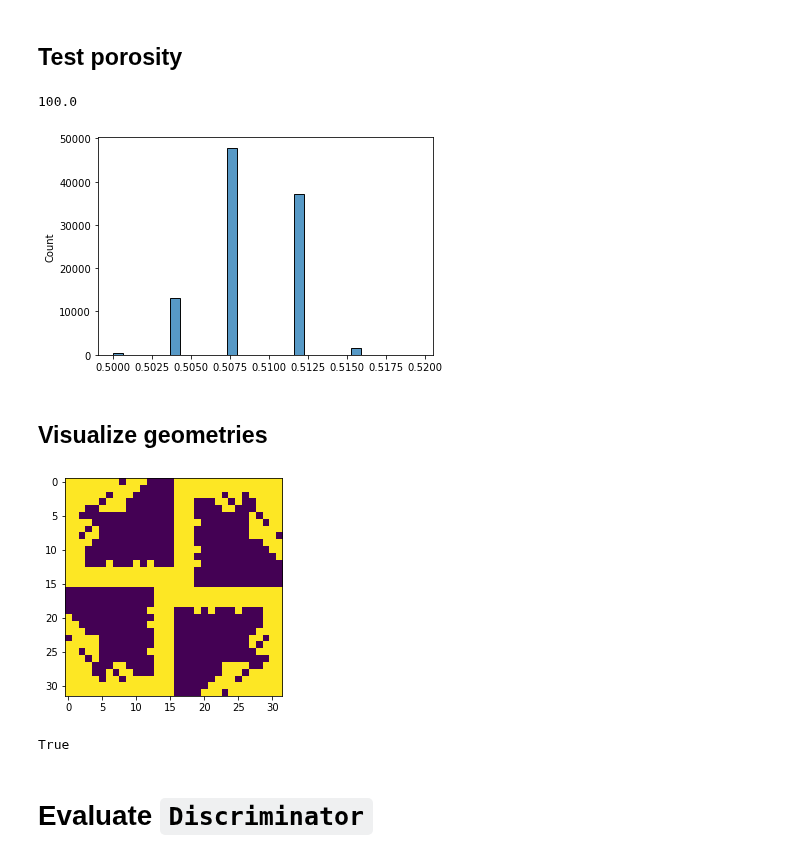
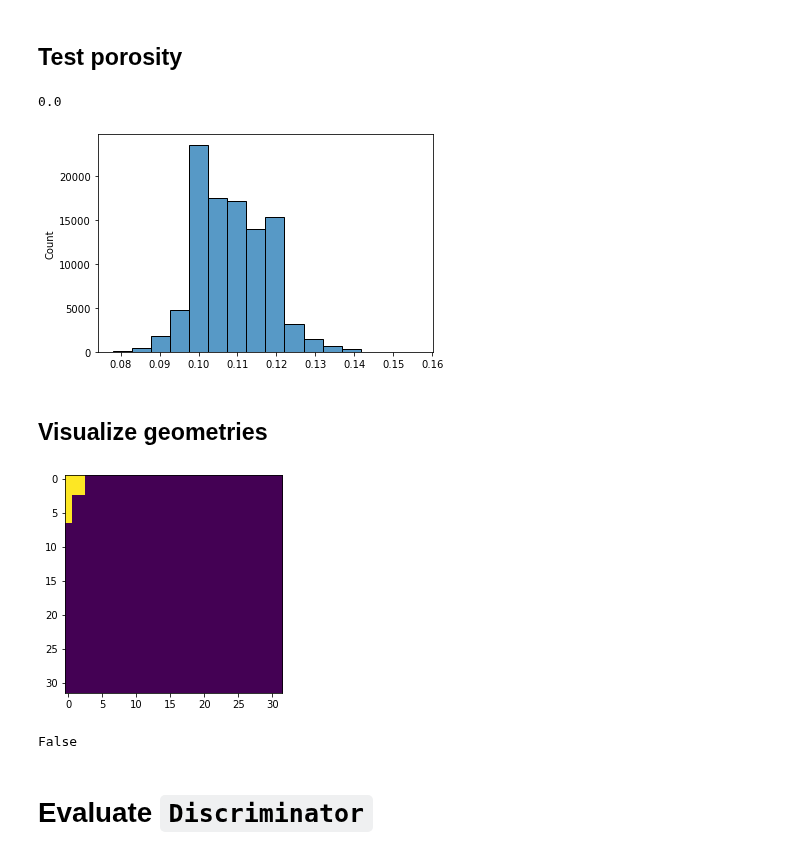
Before and after one commit to lucascbarbosa/INT, a Jupyter notebook: Manufatura Aditiva/Simulacao-GAN/Pipeline/3- Machine_learning/GAN/GAN.ipynb, the cells around one changed output. Cells and saved outputs as stored; diff of their text form; code cells hidden in the pictures.

```diff
--- a/Manufatura Aditiva/Simulacao-GAN/Pipeline/3- Machine_learning/GAN/GAN.ipynb
+++ b/Manufatura Aditiva/Simulacao-GAN/Pipeline/3- Machine_learning/GAN/GAN.ipynb
@@ -339,6 +343,8 @@ G_best = train(G,D,GAN,alpha,lr,porosity,batch_size,num_epochs,plot=True,verbose
 ## Test porosity
 # %%
 # G = keras.models.load_model("""C:/Users/lucas.barbosa/Documents/GitHub/INT/Manufatura Aditiva/Simulacao-GAN/Pipeline/4- Machine_learning/GAN/models/isotropy_epoch_100_loss_0.7585.h5""")
+epoch = 80
+G_model = G_models[epoch]
 test_size = 100000
 X_test = generate_input_G(input_G,test_size)
 
@@ -346,7 +352,7 @@ generated_geoms,_ = G_best.predict(X_test)
 
 porosities =  []
 pors = []
-tol = 0.03
+tol = 0.01
 
 for generated_geom in generated_geoms:
     p = generated_geom.ravel().round()
@@ -355,18 +361,14 @@ for generated_geom in generated_geoms:
         pors.append(p)
     porosities.append(p)
 
-sns.histplot(porosities,bins=32);
+sns.histplot(porosities,bins=16);
 print(100*len(pors)/len(porosities))
 # %% [output]
-100.0
+0.0
-[figure, old version]
+[figure, new version]
 # %% [markdown]
 ## Visualize geometries
 # %%
-test_size = 10000
-X_test = generate_input_G(input_G,test_size)
-
-generated_geoms,_ = G.predict(X_test)
 
 # Filter per porosity
 def porosity_match(geoms,porosity,tol):
@@ -440,15 +442,16 @@ def check_unit(unit,tol):
     passed = False
   return passed, unit
 
-
 porosity=0.5
 tol = 0.02
 simmetry = 'p4'
-geometries = porosity_match(generated_geoms,porosity,tol)
+# geometries = porosity_match(generated_geoms,porosity,tol)
+# print(geometries.shape[0])
+geometries = generated_geoms
 size = geometries.shape[1]
 geometries_ = []
 
-geom = geometries[1000].reshape((size,size)).round()
+geom = geometries[2000].reshape((size,size)).round()
 unit = create_unit(geom,size,simmetry)
 tol = 0.2
 passed, unit = check_unit(unit,tol)
@@ -465,35 +468,35 @@ print(passed)
 #   if passed:
 #     geometries_.append(geom_)
 
 # print(len(geometries_))
 # geometries = np.array(geometries_).reshape((len(geometries_),size,size,1))
 # # Round pixels
 # geometries = geometries.round()
 
 # # Get scores
 # top = 20
 # scores = D.predict([geometries,geometries])[0]
 # top_idxs = scores[:,0].argsort()[-top:]
 
 # # Add solid boundary
 # geometries_expanded = []
 # for i in range(geometries.shape[0]):
 #     geom = geometries[i]
 #     geometries_expanded.append(geom)
 
 # geometries = np.array(geometries_expanded).reshape((geometries.shape[0],geometries.shape[1],geometries.shape[2],geometries.shape[3]))
 
 # for top_idx in top_idxs:
 #     geom = geometries[top_idx]
 #     unit = create_unit(geom.reshape((size,size)),size,simmetry)
 #     print("Score: %.2f Porosity: %.2f"%(scores[top_idx,0],geom.ravel().sum()/(size*size)))
 #     plt.imshow(geom,cmap="Greys")
 #     plt.show()
 
 # sns.histplot(np.sum(generated_geoms.round().reshape((test_size,int(size*size))),axis=-1)/int(size*size),bins=32);
 # %% [output]
-[figure, old version]
+[figure, new version]
-True
+False
 # %% [markdown]
 # Evaluate `Discriminator`
 # %%
```
Also changed, not shown: parts of 2 cells of this notebook.
